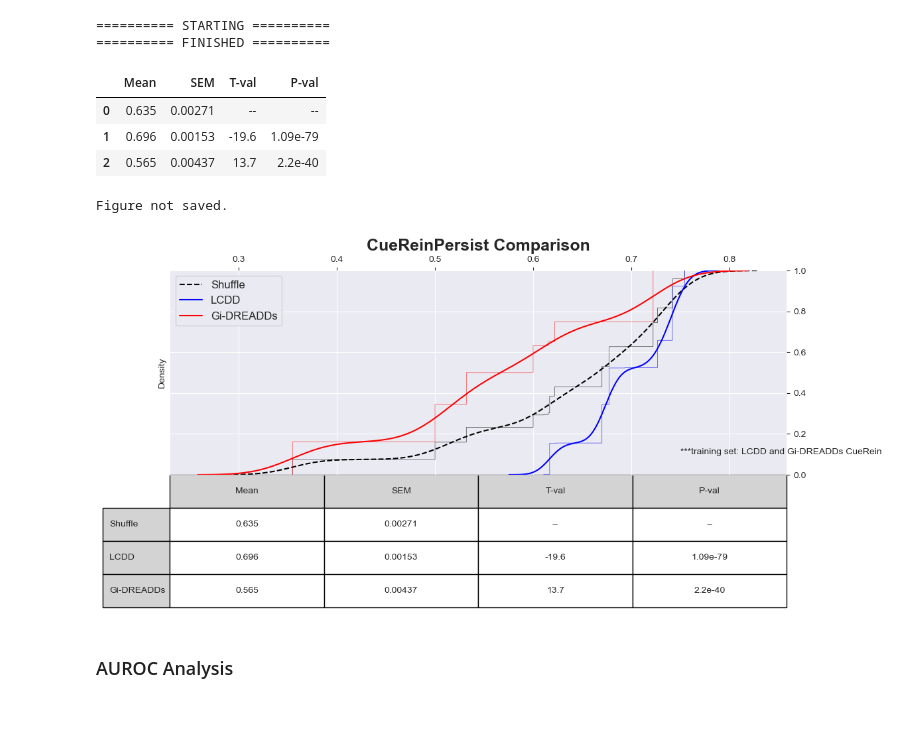
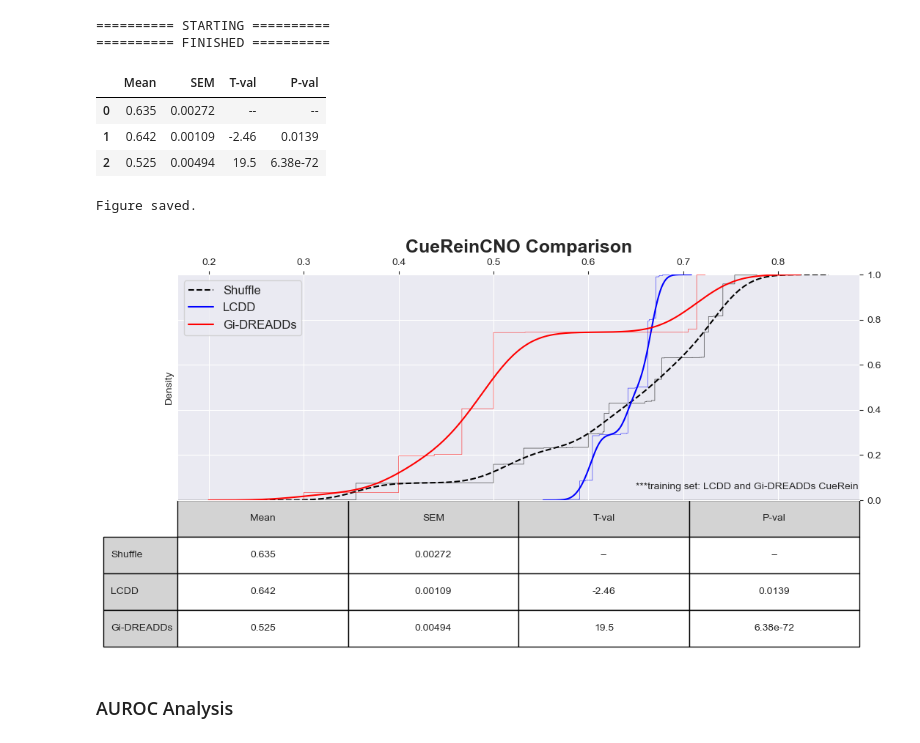
Before and after one commit to datasiansalsa/LC-PrL-DREADDs_Self-Admin_Analysis, a Jupyter notebook: cue_analysis/LC-PrL-DREADDs/LC-PrL-DREADDs_cue_analysis_JJB.ipynb, the cells around one changed output. Saved outputs shown, nothing was run; the diff lists cells and outputs as text; code cells hidden in the pictures; blank space fills up the shorter version.

```diff
--- a/cue_analysis/LC-PrL-DREADDs/LC-PrL-DREADDs_cue_analysis_JJB.ipynb
+++ b/cue_analysis/LC-PrL-DREADDs/LC-PrL-DREADDs_cue_analysis_JJB.ipynb
@@ -337,17 +340,17 @@ def send_email_crash_notification(crash_message):
     return True
 # %%
 #model variables
-SPACE = {
-        # 'kernel': ['rbf'],
-        # 'gamma': np.arange(.0001, 10, 10),
-        'C': np.arange(.1, 100, 10)
-        }
-CLASSIFIER = LogisticRegression()
+# SPACE = {
+#         'kernel': ['rbf'],
+#         'gamma': np.arange(.0001, 10, 10),
+#         'C': np.arange(.1, 100, 10)
+#         }
+CLASSIFIER = SVC()
 CROSS_VALIDATION = 5
 NUM_ITERATIONS = 10
 OBJECT = StandardScaler(with_mean=True)
 DIMENSION_REDUCTION = PCA(n_components=10)
-MODEL = RandomizedSearchCV(CLASSIFIER, SPACE, cv=CROSS_VALIDATION, n_iter=NUM_ITERATIONS, refit=True)
+MODEL = RandomForestClassifier(n_estimators=5)
 # %%
 #decoding variables of interest
 decoding = 'Neuron'
@@ -363,7 +366,7 @@ uniquelabels = np.arange(numclusters)
 numneuronsincluster = np.nan*np.ones((numclusters,))
 # %%
 #date of iteration
-date = '6-28-23'
+date = '6-29-23'
 
 #decoding results base directory
 decoding_results_dir = os.path.join(main_results, 'decoding')
@@ -384,7 +387,6 @@ if os.path.exists(iteration_dictionaries):
 else:
     os.mkdir(iteration_dictionaries)
     print('Made iteration dictionaries folder for:', date)
-print('-----')
 #lines to be written in .txt file
 lines = ['Decoding: ' + str(decoding),
         'Variable of interest: ' + str(variable),
@@ -392,22 +394,18 @@ lines = ['Decoding: ' + str(decoding),
         '\n',
         'MODEL INFO',
         'Model: ' + str(MODEL),
-        'Space: ' + str(SPACE),
+        # 'Space: ' + str(SPACE),
         'Classifier: ' + str(CLASSIFIER),
         'Dimension-reduction: ' + str(DIMENSION_REDUCTION),
-        'Cross-validation: ' + str(CROSS_VALIDATION),
+        # 'Cross-validation: ' + str(CROSS_VALIDATION),
         'Standardization: ' + str(OBJECT),
         'Num-iterations: ' + str(NUM_ITERATIONS)]
 
-print('\n-----\nModel info:')
-for line in lines:
-    print(line)
 print('-----\n')
-
-print('-----')
 #writing to file
 file_name = '%s-model.txt'%(date)
 try:
+    print('-----')
     model_file = open(os.path.join(iteration_results, file_name), 'r')
     print('Model file, %s, already exists!'%(file_name))
     override = input('Overwrite current file? [y/n]')
@@ -553,9 +546,9 @@ print('========== FINISHED ==========')
 # %%
 #EXPERIMENTAL
 
-groups = ['CueReinPersist']
-indir_list = [Gi_cueReinPersist_dir]
-animals_of_interest_list = [Gi_cueReinPersist_animals]
+groups = ['CueReinCNO']
+indir_list = [Gi_cueReinCNO_dir]
+animals_of_interest_list = [Gi_cueReinCNO_animals]
 
 print('========== STARTING ==========')
 
@@ -598,9 +591,9 @@ print('========== FINISHED ==========')
 # %%
 #CONTROL
 
-groups = ['CueReinPersist']
-indir_list = [LCDD_cueReinPersist_dir]
-animals_of_interest_list = [LCDD_cueReinPersist_animals]
+groups = ['CueReinCNO']
+indir_list = [LCDD_cueReinCNO_dir]
+animals_of_interest_list = [LCDD_cueReinCNO_animals]
 
 print('========== STARTING ==========')
 
@@ -680,12 +673,12 @@ stats_df = pd.DataFrame(dict_arr)
 stats_df
 # %% [output]
 |  | Mean | SEM | T-val | P-val |
-| 0 | 0.635 | 0.00271 | -- | -- |
-| 1 | 0.696 | 0.00153 | -19.6 | 1.09e-79 |
-| 2 | 0.565 | 0.00437 | 13.7 | 2.2e-40 |
+| 0 | 0.635 | 0.00272 | -- | -- |
+| 1 | 0.642 | 0.00109 | -2.46 | 0.0139 |
+| 2 | 0.525 | 0.00494 | 19.5 | 6.38e-72 |
 # %%
 #plots
-day = 'CueReinPersist'
+day = 'CueReinCNO'
 sns.set_style('darkgrid')
 fig, ax = plt.subplots(1, 1, figsize = (12,4))
 
@@ -696,35 +689,35 @@ ax.spines['right'].set_visible(False)
 
 sns.kdeplot(shuffle_arr, cumulative=True, color='k', linestyle='--', label='Shuffle')
 sns.ecdfplot(shuffle_arr, linewidth=.5, alpha =.7, color='k')
 
 sns.kdeplot(LCDD_acc_arr, cumulative=True, color='blue', label='LCDD')
 sns.ecdfplot(LCDD_acc_arr, linewidth=.5, alpha =.7, color='blue')
 
 
 sns.kdeplot(xp_arr, cumulative=True, color='red', label='Gi-DREADDs')
 sns.ecdfplot(xp_arr, linewidth=.5, alpha =.7, color='red')
 
 plt.legend(loc=2, fontsize=12)
 plt.title('%s Comparison'%(day), fontsize=18, fontweight='bold')
-ax.annotate('***training set: LCDD and Gi-DREADDs CueRein', (.75,.1))
+ax.annotate('***training set: LCDD and Gi-DREADDs CueRein', (.65,.05))
 
 table = ax.table(cellText=stats_df.values,
                  colLabels=stats_df.columns,
                  rowLabels=['Shuffle', 'LCDD', 'Gi-DREADDs'],
                  rowColours =["lightgrey"]*4,
                  colColours =["lightgrey"] * 10,
                  cellLoc = 'center',
                  loc='bottom')
 table.scale(1, 3)
 
 confirm = input('Save figure? (y/n)')
 if confirm == 'y':
     plt.savefig(os.path.join(iteration_results, 'LC-PrL-DREADDs_SA_%s.PDF'%(day)), format ='PDF')
     print('Figure saved.')
 else:
     print('Figure not saved.')
 # %% [output]
-Figure not saved.
+Figure saved.
-[figure, old version]
+[figure, new version]
 # %% [markdown]
 ### AUROC Analysis
```
Also changed, not shown: parts of 7 cells of this notebook, 18 other files.
